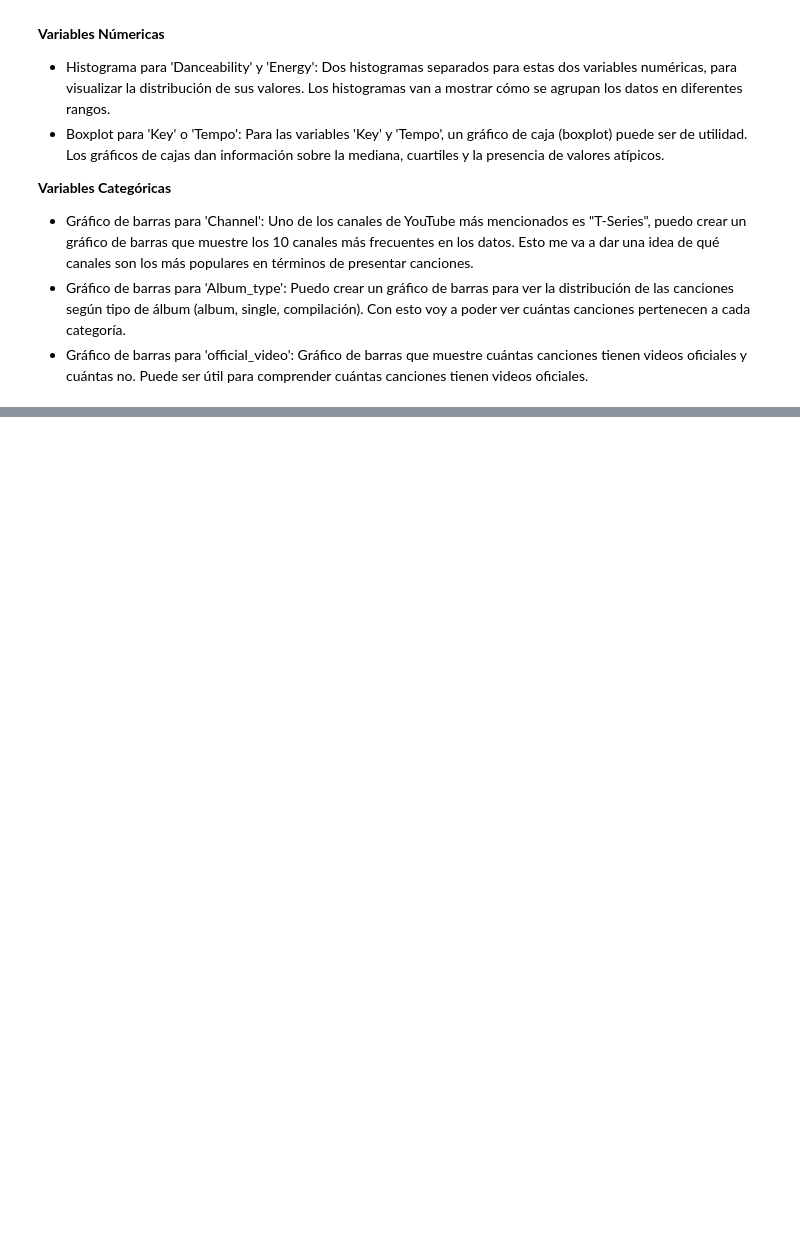
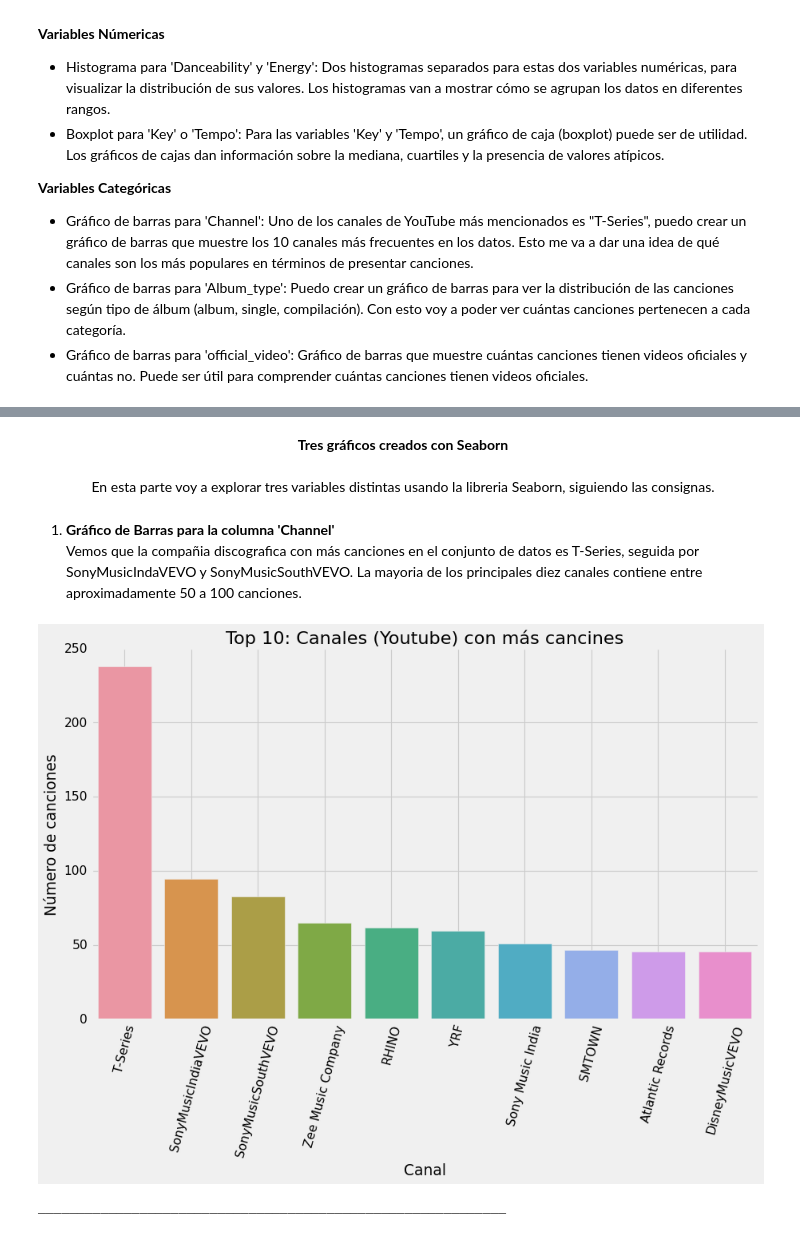
Before and after one commit to emanuelbe1/ciencia_de_datos_repasos, a Jupyter notebook: Coderhouse/visualizacionesPython/visualizacionBenitez.ipynb, the cells around one changed output, grey strips where cells are left out. Saved outputs shown, nothing was run; the diff lists cells and outputs as text; code cells hidden in the pictures; blank space fills up the shorter version.

```diff
--- a/Coderhouse/visualizacionesPython/visualizacionBenitez.ipynb
+++ b/Coderhouse/visualizacionesPython/visualizacionBenitez.ipynb
@@ -199,0 +302,22 @@ Número de valores únicos en la columna 'official_video': 2
+# %% [markdown]
+<center><b>Tres gráficos creados con Seaborn</b><br></center>
+<br>
+<center>En esta parte voy a explorar tres variables distintas usando la libreria Seaborn, siguiendo las consignas.</center>
+# %% [markdown]
+1. <b>Gráfico de Barras para la columna 'Channel'</b><br>
+Vemos que la compañia discografica con más canciones en el conjunto de datos es T-Series, seguida por SonyMusicIndaVEVO y SonyMusicSouthVEVO. La mayoria de los principales diez canales contiene entre aproximadamente 50 a 100 canciones.
+# %%
+# Gráfico de barras para 'Channel'
+plt.figure(figsize=(12, 7))
+sns.countplot(data=variables_categoricas, x='Channel', order=variables_categoricas['Channel'].value_counts().head(10).index)
+plt.xticks(rotation=75)
+plt.title('Top 10: Canales (Youtube) con más cancines')
+plt.xlabel('Canal')
+plt.ylabel('Número de canciones')
+plt.grid(True)
+plt.show()
+
+print("____"*15)
+# %% [output]
+[figure, added]
+____________________________________________________________
```
Also changed, not shown: parts of 15 cells of this notebook.
